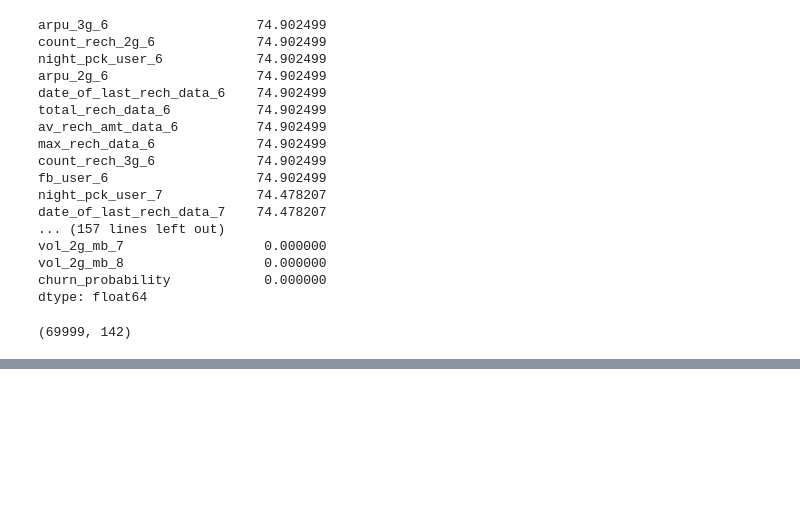
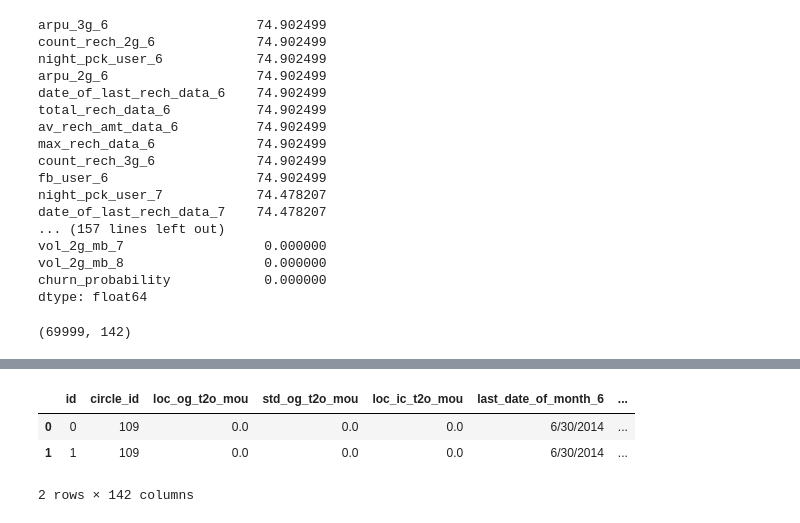
Before and after one commit to hargurjeet/Telecom-Churn-Prediction, a Jupyter notebook: telecom-churn-predictions.ipynb, the cells around one changed output, grey strips where cells are left out. Saved outputs shown, nothing was run; the diff lists cells and outputs as text; code cells hidden in the pictures; blank space fills up the shorter version.

```diff
--- a/telecom-churn-predictions.ipynb
+++ b/telecom-churn-predictions.ipynb
@@ -125,0 +163,4 @@ tc_train_eda.shape
+# %%
+# most of the above columns are heavly skewed towards 0. Hence replacing nulls by zero
+tc_train[cols_nulls] = tc_train[cols_nulls].fillna(0)
+tc_train.isnull().sum()
@@ -125,0 +185,7 @@ tc_train_eda.shape
+# %%
+tc_train.head(2)
+# %% [output]
+|  | id | circle_id | loc_og_t2o_mou | std_og_t2o_mou | loc_ic_t2o_mou | last_date_of_month_6 | ... |
+| 0 | 0 | 109 | 0.0 | 0.0 | 0.0 | 6/30/2014 | ... |
+| 1 | 1 | 109 | 0.0 | 0.0 | 0.0 | 6/30/2014 | ... |
+2 rows × 142 columns
```
Also changed, not shown: parts of 8 cells of this notebook.
